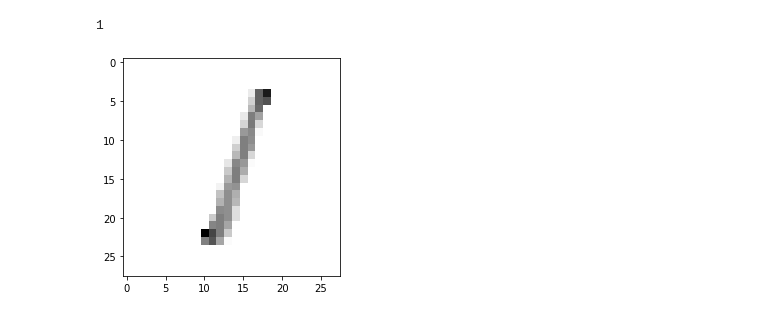
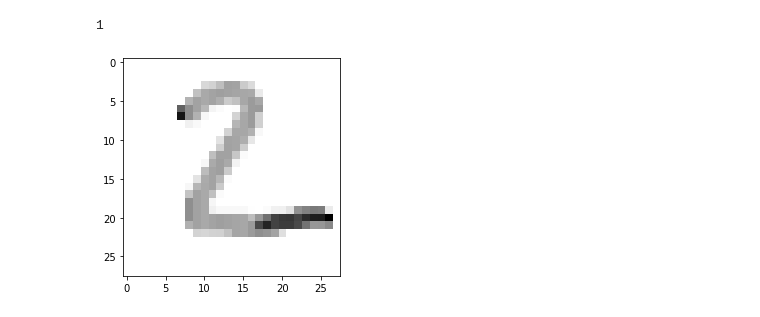
Before and after one commit to iam-smjamilsagar/Deep-Learning-basics-with-Python-TensorFlow-and-Keras, a Jupyter notebook: TensorFlow,_and_Keras_tutorial.ipynb, the cells around one changed output. Drawn from its saved outputs; the diff is of its cells as text; code cells hidden in the pictures.

```diff
--- a/TensorFlow,_and_Keras_tutorial.ipynb
+++ b/TensorFlow,_and_Keras_tutorial.ipynb
@@ -122,7 +122,7 @@ print(np.argmax(predictions[2])) # printing the predictions with numpy to unders
 # %% [output]
 1
 # %%
-plt.imshow(x_test[2],cmap=plt.cm.binary) # calling the data and checking whether the prediction is right or wrong
+plt.imshow(x_test[1],cmap=plt.cm.binary) # calling the data and checking whether the prediction is right or wrong
 plt.show()
 # %% [output]
-[figure, old version]
+[figure, new version]
```
Also changed, not shown: parts of 7 cells of this notebook.
